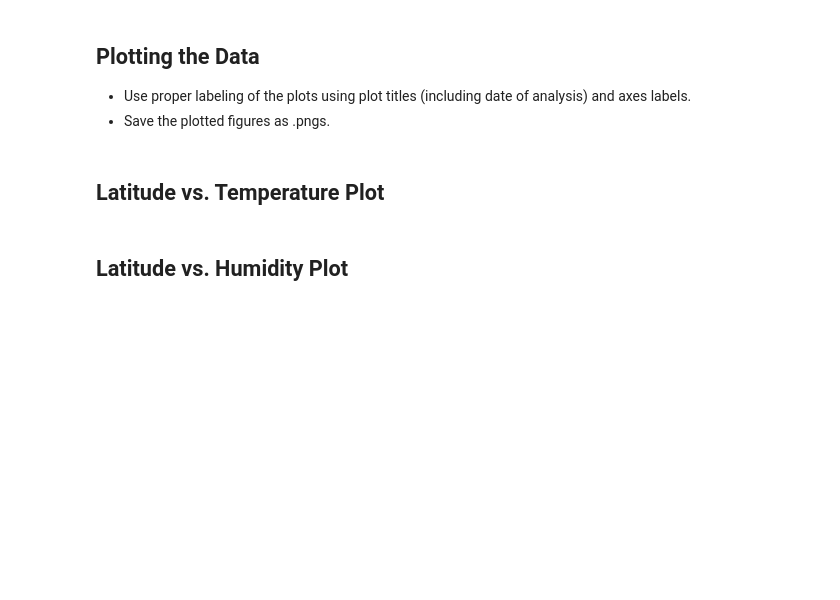
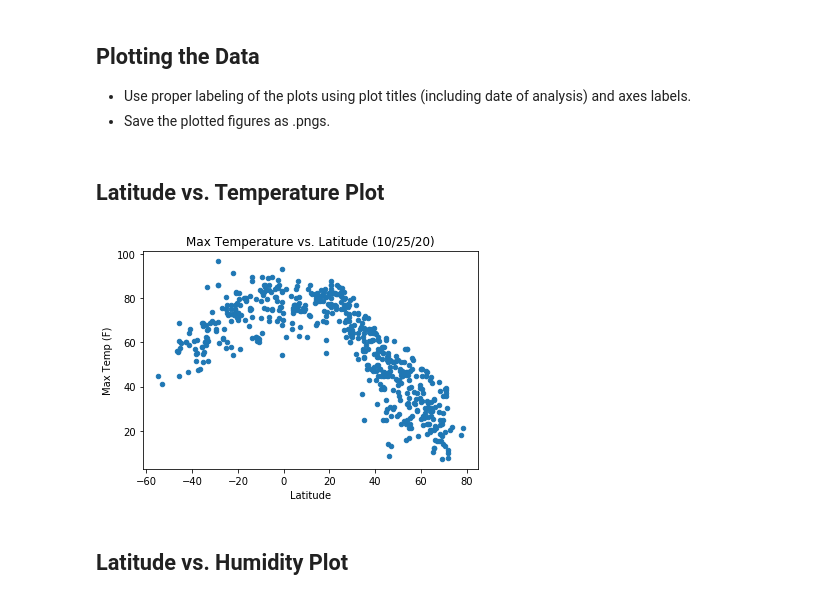
Before and after one commit to madhuvenkidusamy/python-api-challenge, a Jupyter notebook: WeatherPy/WeatherPy.ipynb, the cells around one changed output. Saved outputs shown, nothing was run; the diff lists cells and outputs as text; code cells hidden in the pictures; blank space fills up the shorter version.

Commit message:
added graphs

```diff
--- a/WeatherPy/WeatherPy.ipynb
+++ b/WeatherPy/WeatherPy.ipynb
@@ -165,8 +172,17 @@ Skip this step if there are no cities that have humidity > 100%.
+# %%
+cities_df = cities_df[cities_df['Humidity'] <= 100]
 # %% [markdown]
 ## Plotting the Data
 * Use proper labeling of the plots using plot titles (including date of analysis) and axes labels.
 * Save the plotted figures as .pngs.
 # %% [markdown]
 ## Latitude vs. Temperature Plot
+# %%
+cities_df.plot(kind = 'scatter', x = 'Latitude', y = "Max Temp", title = "Max Temperature vs. Latitude (10/25/20)")
+plt.ylabel("Max Temp (F)")
+plt.savefig('lat_temp.png')
+plt.show()
+# %% [output]
+[figure, added]
 # %% [markdown]
 ## Latitude vs. Humidity Plot
```
Also changed, not shown: parts of 6 cells of this notebook, 9 other files.
